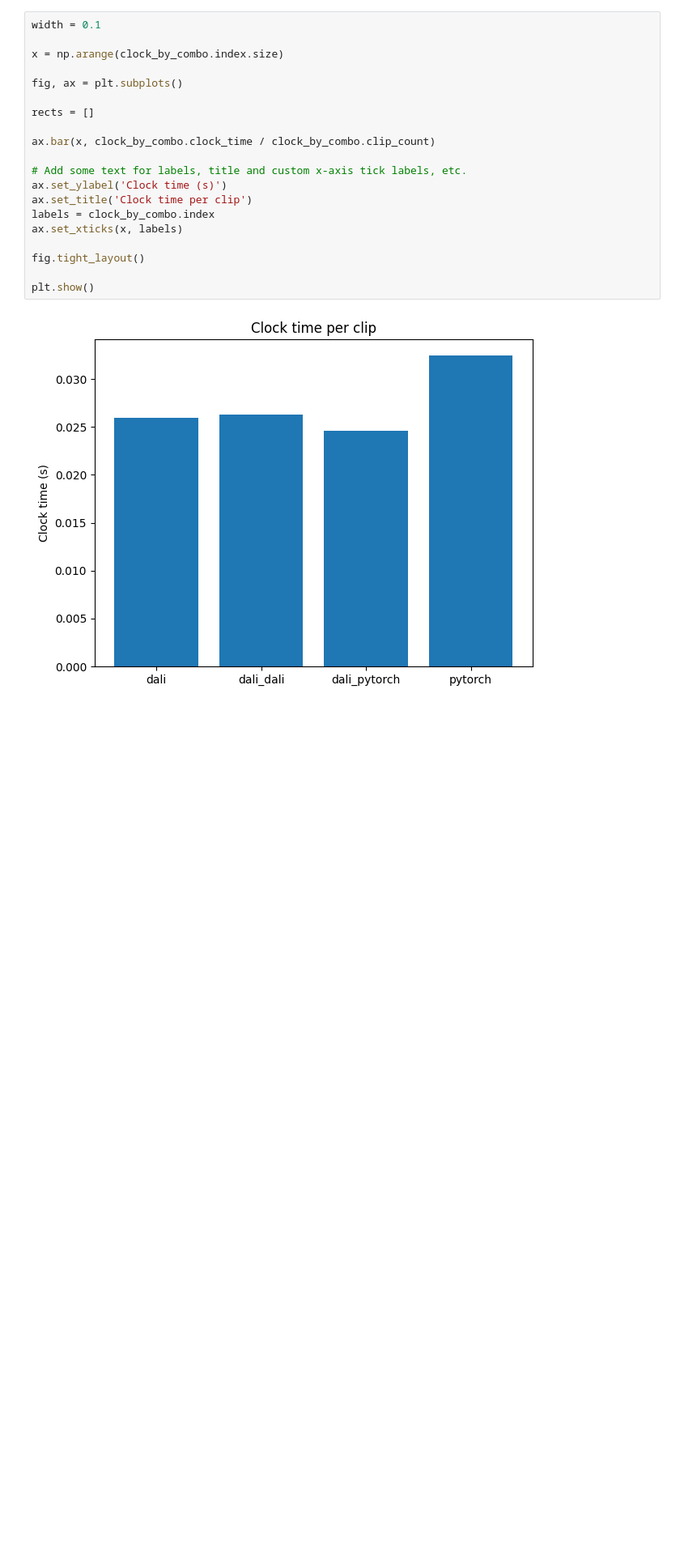
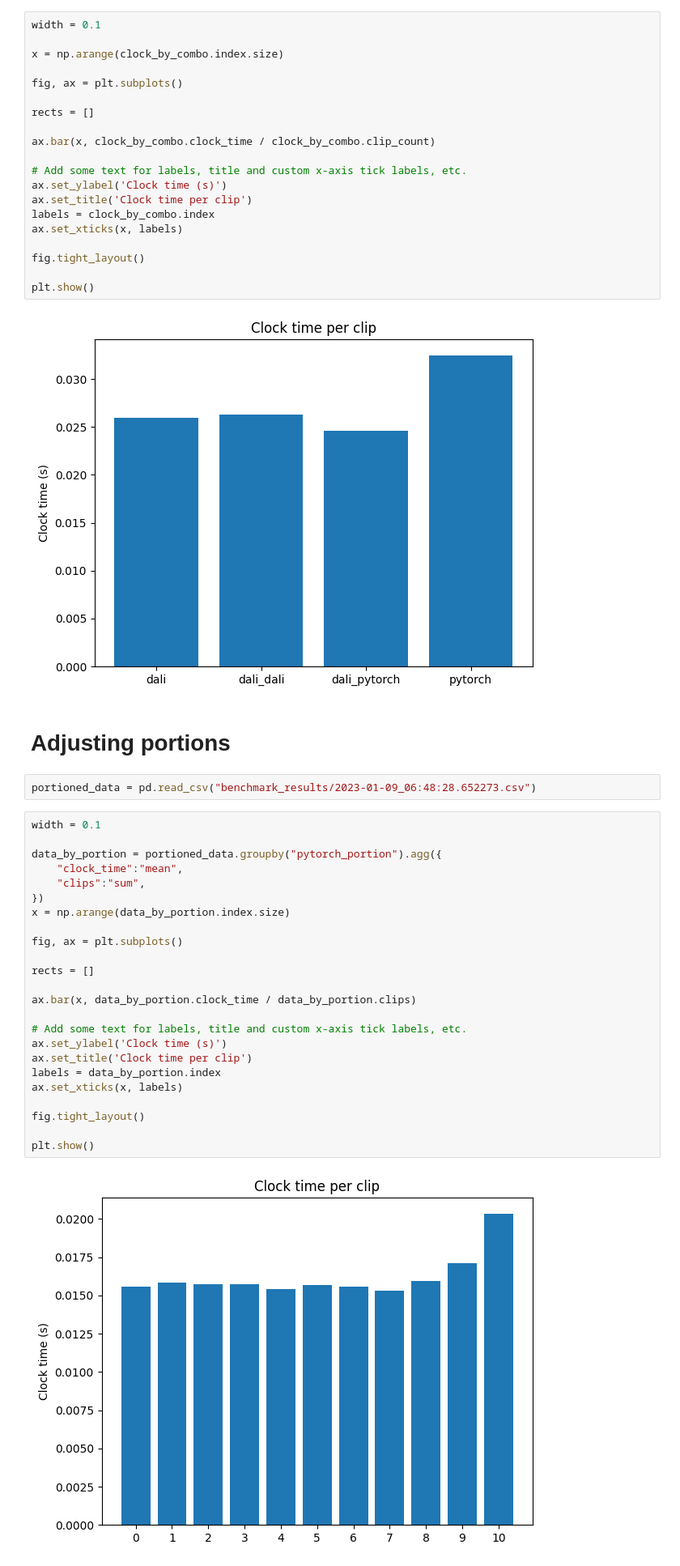
Before and after one commit to kirstenmg/video_processing, a Jupyter notebook: combo_analysis.ipynb, the cells around one changed output. Shown at 81% size. Drawn from its saved outputs; the diff is of its cells as text; blank space fills up the shorter version.

Commit message:
Benchmarking database; analyses

```diff
--- a/combo_analysis.ipynb
+++ b/combo_analysis.ipynb
@@ -68,3 +68,33 @@ fig.tight_layout()
 plt.show()
 # %% [output]
 [figure]
+# %% [markdown]
+# Adjusting portions
+# %%
+portioned_data = pd.read_csv("benchmark_results/2023-01-09_06:48:28.652273.csv")
+# %%
+width = 0.1
+
+data_by_portion = portioned_data.groupby("pytorch_portion").agg({
+    "clock_time":"mean",
+    "clips":"sum",
+})
+x = np.arange(data_by_portion.index.size)
+
+fig, ax = plt.subplots()
+
+rects = []
+
+ax.bar(x, data_by_portion.clock_time / data_by_portion.clips)
+
+# Add some text for labels, title and custom x-axis tick labels, etc.
+ax.set_ylabel('Clock time (s)')
+ax.set_title('Clock time per clip')
+labels = data_by_portion.index
+ax.set_xticks(x, labels)
+
+fig.tight_layout()
+
+plt.show()
+# %% [output]
+[figure, added]
```
Also changed, not shown: parts of 13 cells of this notebook, 10 other files.
